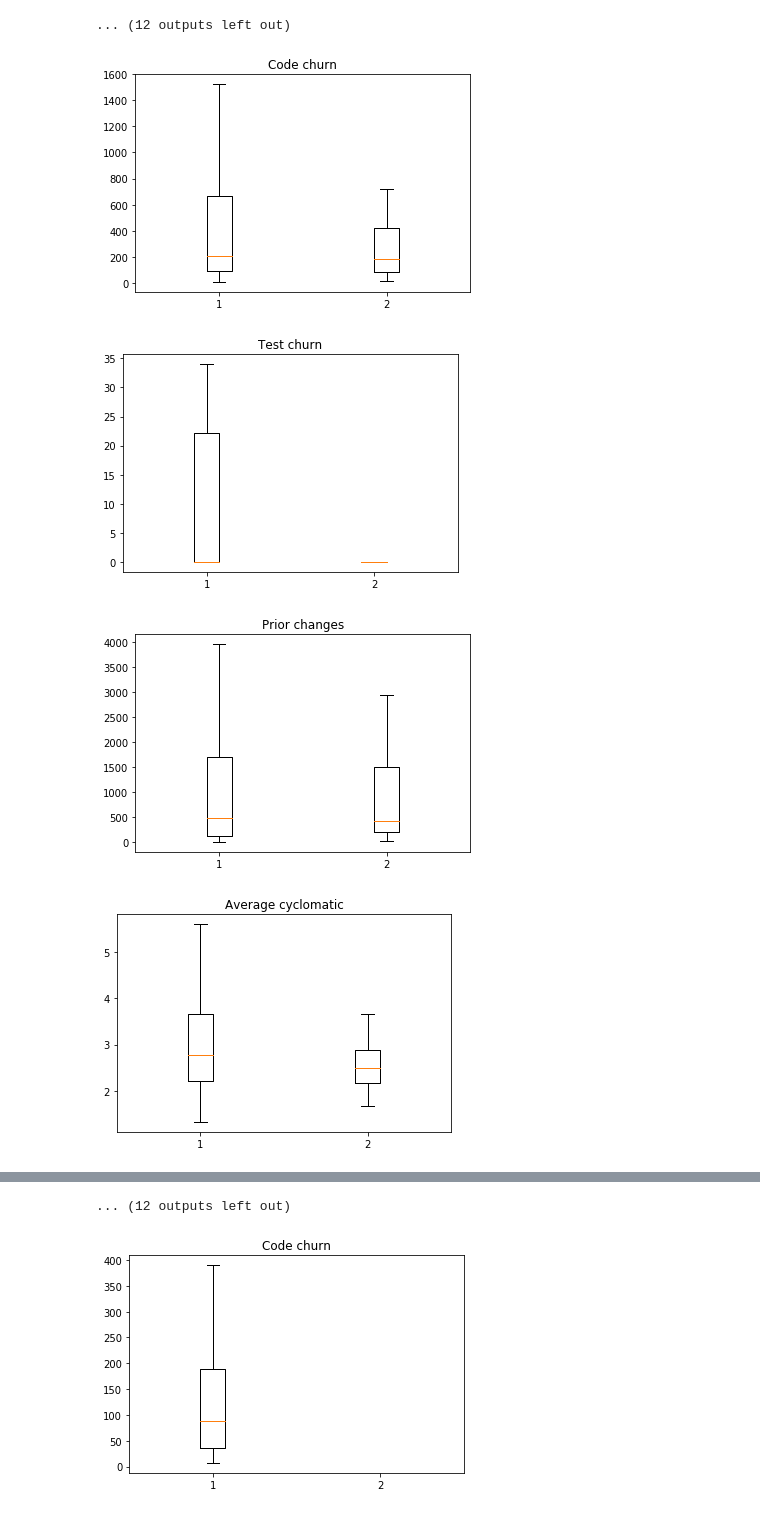
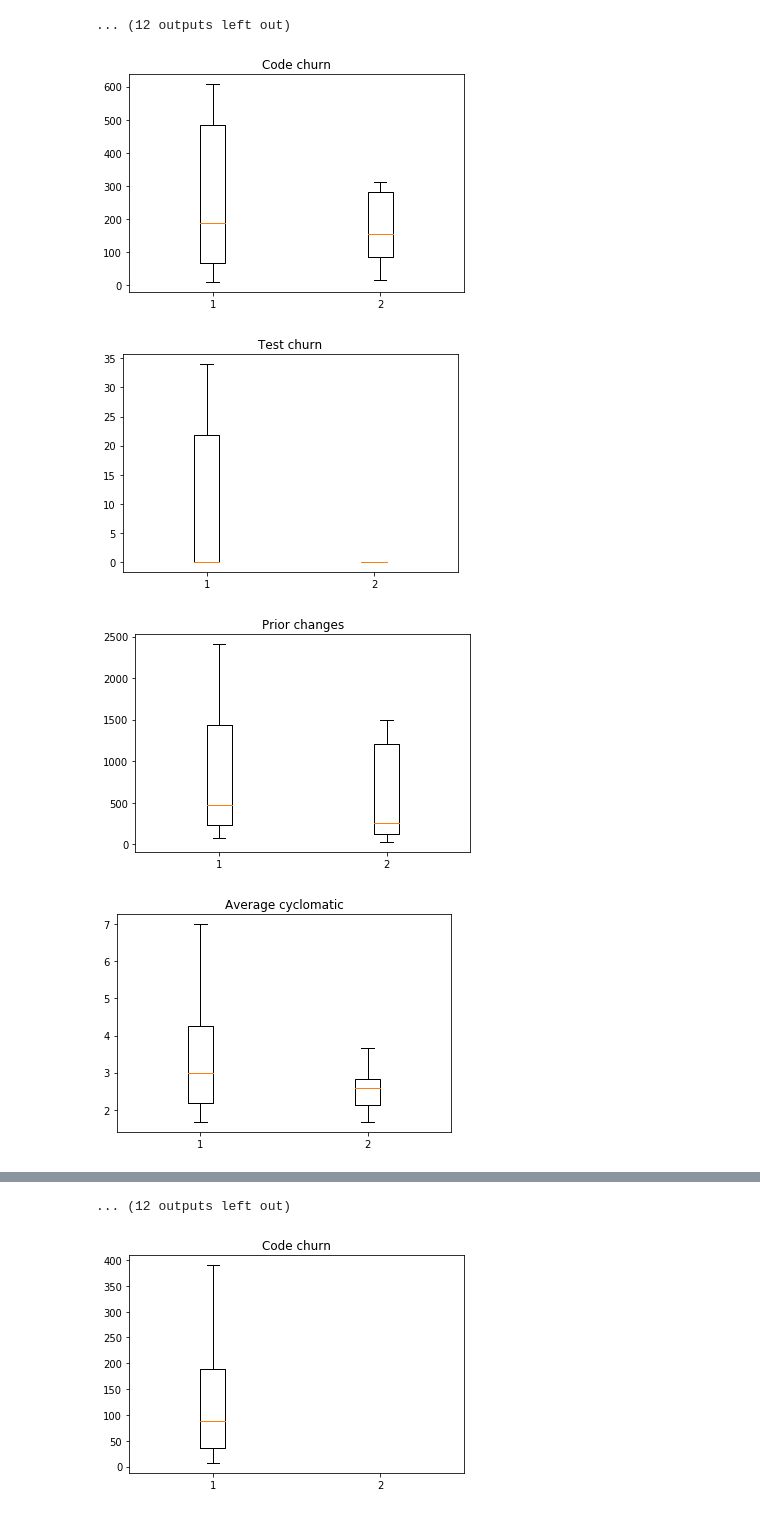
Before and after one commit to marco-c/uplift-analysis, a Jupyter notebook: manual_classification/sample_analyses.ipynb, the cells around one changed output, grey strips where cells are left out. Saved outputs shown, nothing was run; the diff lists cells and outputs as text; code cells hidden in the pictures.

```diff
--- a/manual_classification/sample_analyses.ipynb
+++ b/manual_classification/sample_analyses.ipynb
@@ -112,14 +112,23 @@ outputResults(df_sub1, df_sub2, 'more severe')
 [figure]
 ... (12 outputs left out)
 # %%
-df_input = pd.read_csv('regressions_shipped_to_users_beta_clean.csv')
-#df_release = pd.read_csv('regressions_shipped_to_users_release_clean.csv')
-#df_input = pd.concat([df_beta, df_release]).drop_duplicates()
+df_beta = pd.read_csv('regressions_shipped_to_users_beta_clean.csv')
+easily_preventable_beta1 = df_beta[
+    (df_beta[u'how_found'] == 'found on a widely used feature/website/config') &
+    ((df_beta[u'reproducible'] == 'reproducible') | (df_beta[u'reproducible'] == 'reproducible (but not by everyone)'))
+]
+easily_preventable_beta2 = df_beta[
+    (df_beta[u'how_found'] == 'found via telemetry') &
+    ((df_beta[u'reproducible'] == 'not reproducible') | (df_beta[u'reproducible'] == 'not reproducible (except by reporter)'))
+]
+
+df_input = pd.concat([easily_preventable_beta1,easily_preventable_beta2])
 df_input.rename(columns={'uplift_id':'bug_id'}, inplace=True)
 df_sub1, df_sub2 = subCategories(df, df_input, 'reproducible', 'reproducible')
+
 outputResults(df_sub1, df_sub2, 'reproducible')
 # %% [output]
-[figure, old version]
+[figure, new version]
 [figure]
-[figure, old version]
+[figure, new version]
-[figure, old version]
+[figure, new version]
```
Also changed, not shown: parts of 1 cell of this notebook, 1 other file.
